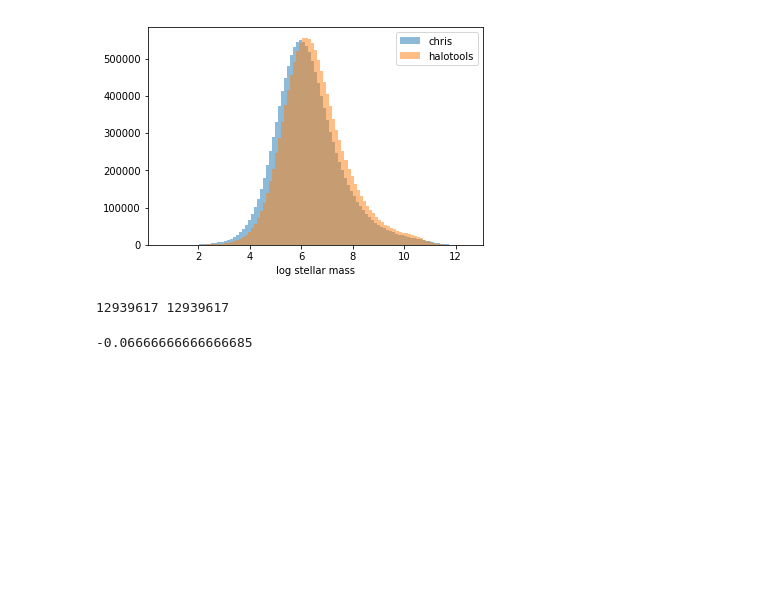
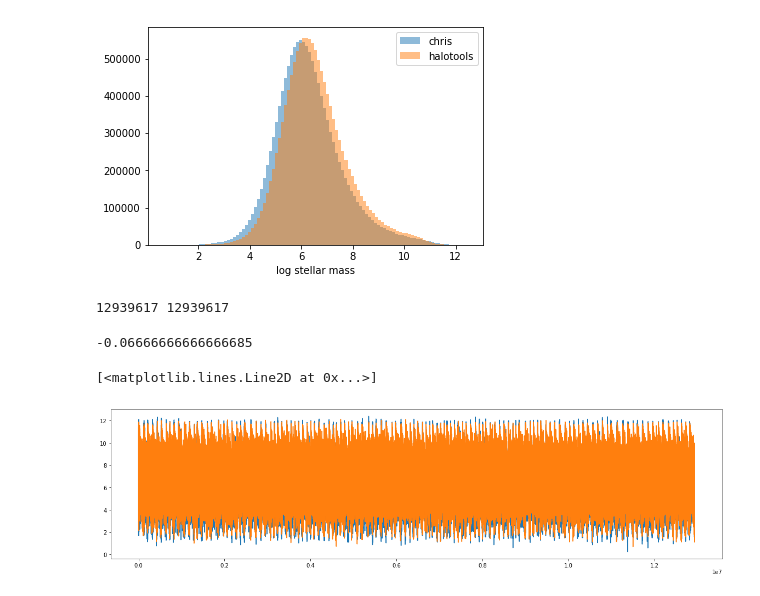
Before and after one commit to f-ardila/dwarf_lensing, a Jupyter notebook: halotools_vs_chris.ipynb, the cells around one changed output. Cells and saved outputs as stored; diff of their text form; code cells hidden in the pictures; blank space fills up the shorter version.

```diff
--- a/halotools_vs_chris.ipynb
+++ b/halotools_vs_chris.ipynb
@@ -21,0 +45,7 @@ halo_data = sim_data['halocat'].halo_table
+# %%
+sim_data['model'] = PrebuiltSubhaloModelFactory('behroozi10', redshift=config['sim_z'])
+
+
+# populate mock
+# sim_data['model'].populate_mock(deepcopy(sim_data['halocat']))
+sim_data['model'].populate_mock(sim_data['halocat'])
@@ -185,3 +237,10 @@ scatter_params = np.polyfit([12,15],[0.4,0.2],1)
 scatter_params[0]
 # %% [output]
 -0.06666666666666685
+# %%
+plt.figure(figsize=[20,5])
+plt.plot(range(len(chris_stellar_masses)), chris_stellar_masses)
+plt.plot(range(len(chris_stellar_masses)), halotools_stellar_masses)
+# %% [output]
+[<matplotlib.lines.Line2D at 0x...>]
+[figure, added]
```
Also changed, not shown: parts of 6 cells of this notebook, 1 other file.
